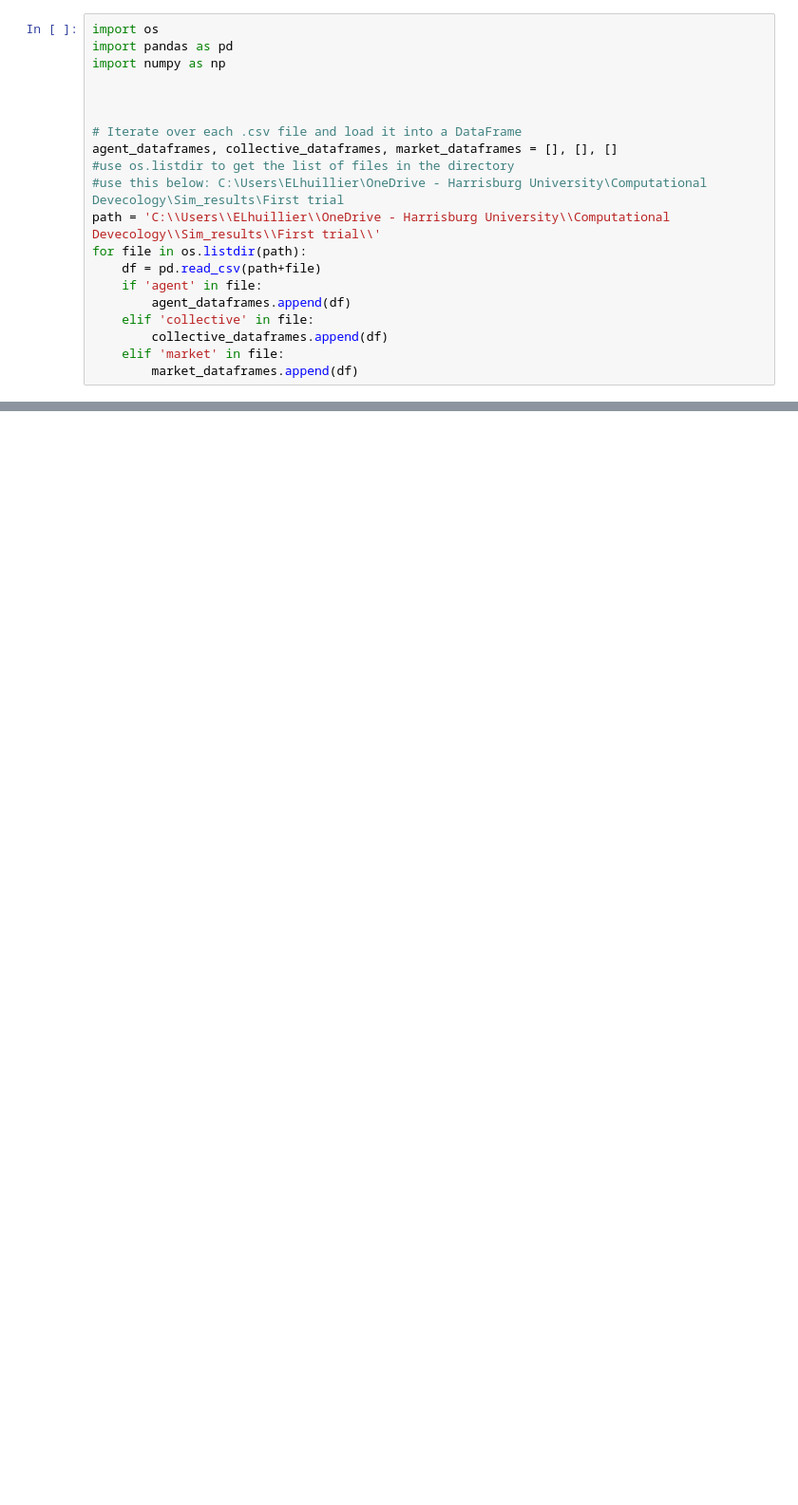
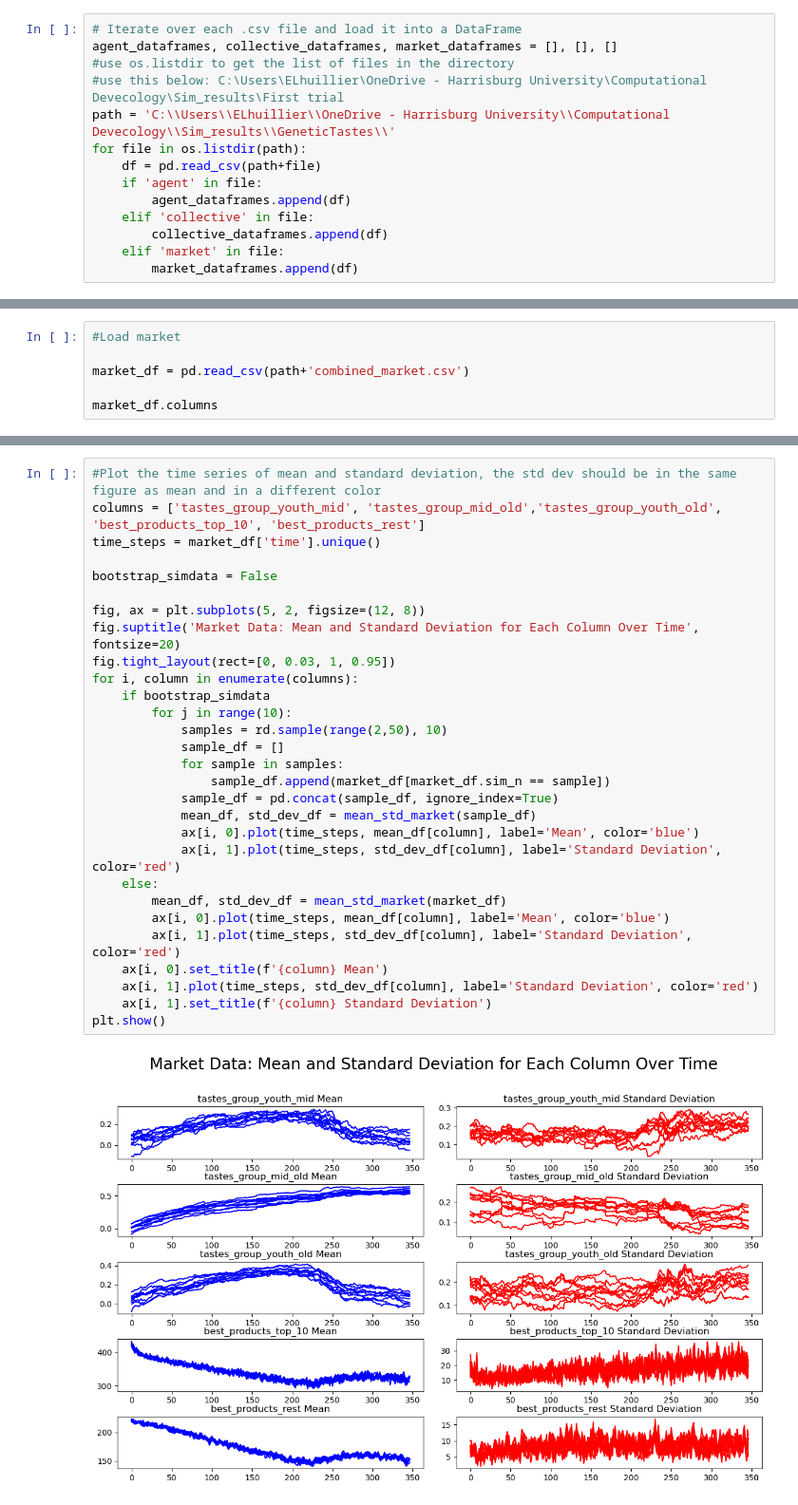
Before and after one commit to Andrelhu/Computational-Develecology, a Jupyter notebook: Result analyzer.ipynb, the cells around one changed output, grey strips where cells are left out. Shown at 95% size. Saved outputs shown, nothing was run; the diff lists cells and outputs as text; blank space fills up the shorter version.

```diff
--- a/Result analyzer.ipynb
+++ b/Result analyzer.ipynb
@@ -1,15 +8,9 @@
 # %%
-import os
-import pandas as pd
-import numpy as np
-
-
-
 # Iterate over each .csv file and load it into a DataFrame
 agent_dataframes, collective_dataframes, market_dataframes = [], [], []
 #use os.listdir to get the list of files in the directory
 #use this below: C:\Users\ELhuillier\OneDrive - Harrisburg University\Computational Devecology\Sim_results\First trial
-path = 'C:\\Users\\ELhuillier\\OneDrive - Harrisburg University\\Computational Devecology\\Sim_results\\First trial\\'
+path = 'C:\\Users\\ELhuillier\\OneDrive - Harrisburg University\\Computational Devecology\\Sim_results\\GeneticTastes\\'
 for file in os.listdir(path):
     df = pd.read_csv(path+file)
     if 'agent' in file:
@@ -133,0 +43,6 @@ import random as rd
+# %%
+#Load market
+
+market_df = pd.read_csv(path+'combined_market.csv')
+
+market_df.columns
@@ -133,0 +76,31 @@ import random as rd
+# %%
+#Plot the time series of mean and standard deviation, the std dev should be in the same figure as mean and in a different color
+columns = ['tastes_group_youth_mid', 'tastes_group_mid_old','tastes_group_youth_old', 'best_products_top_10', 'best_products_rest']
+time_steps = market_df['time'].unique()
+
+bootstrap_simdata = False
+
+fig, ax = plt.subplots(5, 2, figsize=(12, 8))
+fig.suptitle('Market Data: Mean and Standard Deviation for Each Column Over Time', fontsize=20)
+fig.tight_layout(rect=[0, 0.03, 1, 0.95])
+for i, column in enumerate(columns):
+    if bootstrap_simdata
+        for j in range(10):
+            samples = rd.sample(range(2,50), 10)
+            sample_df = []
+            for sample in samples:
+                sample_df.append(market_df[market_df.sim_n == sample])
+            sample_df = pd.concat(sample_df, ignore_index=True)
+            mean_df, std_dev_df = mean_std_market(sample_df)
+            ax[i, 0].plot(time_steps, mean_df[column], label='Mean', color='blue')
+            ax[i, 1].plot(time_steps, std_dev_df[column], label='Standard Deviation', color='red')
+    else:
+        mean_df, std_dev_df = mean_std_market(market_df)
+        ax[i, 0].plot(time_steps, mean_df[column], label='Mean', color='blue')
+        ax[i, 1].plot(time_steps, std_dev_df[column], label='Standard Deviation', color='red')
+    ax[i, 0].set_title(f'{column} Mean')
+    ax[i, 1].plot(time_steps, std_dev_df[column], label='Standard Deviation', color='red')
+    ax[i, 1].set_title(f'{column} Standard Deviation')
+plt.show()
+# %% [output]
+[figure, added]
```
Also changed, not shown: parts of 14 cells of this notebook, 2 other files.
